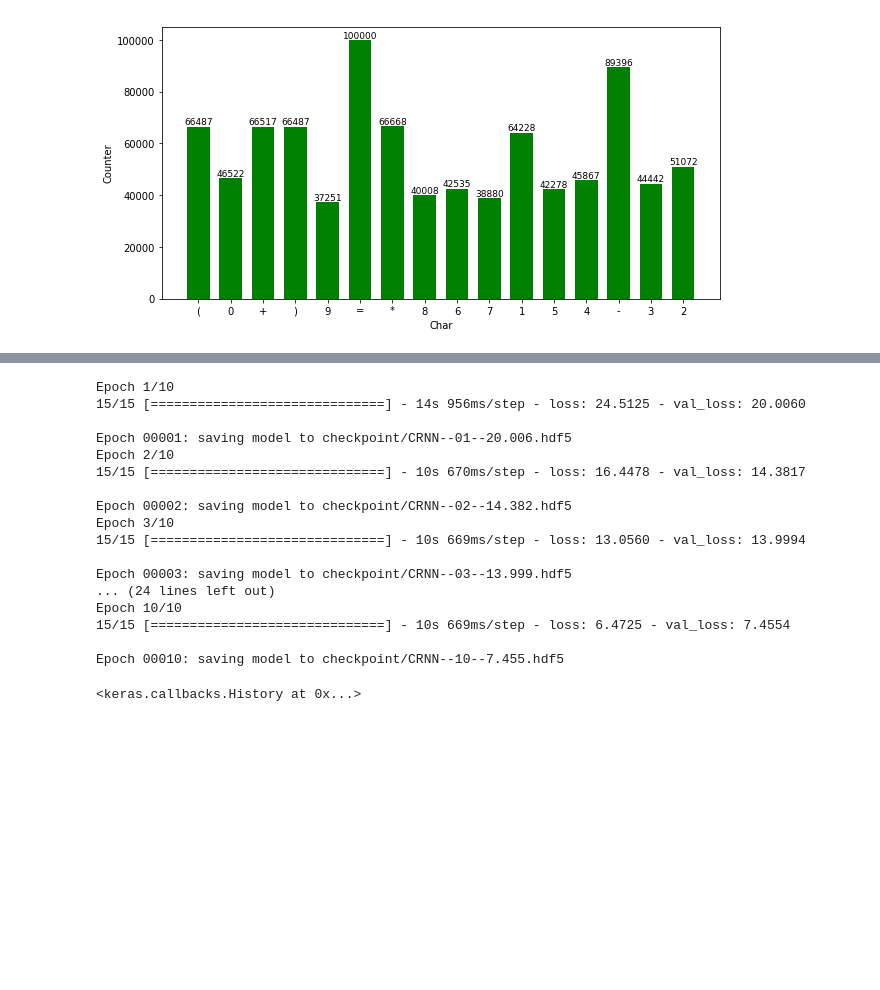
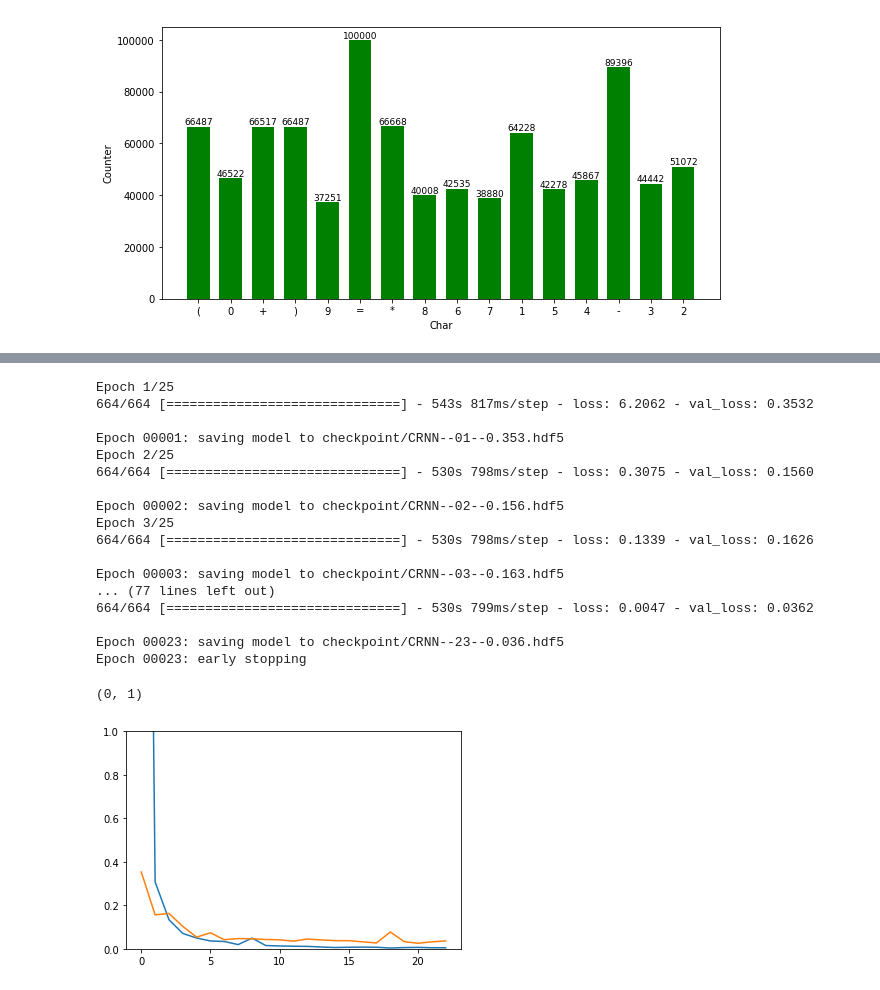
Before and after one commit to 4floor/mathematical-expression-recognition, a Jupyter notebook: mathematical-expression-recognition.ipynb, the cells around one changed output, grey strips where cells are left out. Cells and saved outputs as stored; diff of their text form; code cells hidden in the pictures; blank space fills up the shorter version.

Commit message:
update: CRNN structure modification

```diff
--- a/mathematical-expression-recognition.ipynb
+++ b/mathematical-expression-recognition.ipynb
@@ -90,8 +90,8 @@ char_vector = np.array(['0','1','2','3','4','5','6','7','8','9','(',')','+',"-",
 # print(len(char_vector))
 print(char_vector.shape)
 
-img_w = 256
-img_h = 48
+img_w = 300
+img_h = 64
 n_classes = len(char_vector) + 1 # add one to present other class
 max_exp_len = 11
 
@@ -181,7 +181,7 @@ class TensorGenerator:
             X_data = np.ones([self.batch_size, self.img_w, self.img_h, 1])
             Y_data = np.ones([self.batch_size, self.max_exp_len])
 
-            input_length = np.ones([self.batch_size, 1]) * 32 # equal to the model define before push to rnn
+            input_length = np.ones([self.batch_size, 1]) * 37 # equal to the model define before push to rnn
             label_length = np.zeros([self.batch_size, 1])
 
             for i in range(self.batch_size):
@@ -339,45 +387,63 @@ Non-trainable params: 6,528
 __________________________________________________________________________________________________
 # %%
-from keras.optimizers import Adadelta
+from keras.optimizers import Adadelta, Adam
 from keras.callbacks import EarlyStopping, ModelCheckpoint
 
 batch_size = 128
 batch_size_val = 32
-epochs =10
+epochs =25
 
-tiger_train = TensorGenerator(X_train[0:2000], Y_train[0:2000], img_w, img_h, batch_size, max_exp_len)
-tiger_valid = TensorGenerator(X_valid[0:500], Y_valid[0:500], img_w, img_h, batch_size_val, max_exp_len)
+tiger_train = TensorGenerator(X_train, Y_train, img_w, img_h, batch_size, max_exp_len)
+tiger_valid = TensorGenerator(X_valid, Y_valid, img_w, img_h, batch_size_val, max_exp_len)
 
 early_stop = EarlyStopping(monitor='loss', min_delta=0.001, patience=4, mode='min', verbose=1)
 checkpoint = ModelCheckpoint(filepath='checkpoint/CRNN--{epoch:02d}--{val_loss:.3f}.hdf5', monitor='loss', verbose=1, mode='min', period=1)
 
-model.compile(loss={'ctc': lambda y_true, y_pred: y_pred}, optimizer=Adadelta())
+optimizer = Adadelta()
+
+model.compile(loss={'ctc': lambda y_true, y_pred: y_pred}, optimizer=optimizer)
 # %%
 # help(model.fit_generator)
 # %%
-model.fit_generator(generator=tiger_train.next_batch(),
+fit_result = model.fit_generator(generator=tiger_train.next_batch(),
                    steps_per_epoch=int(tiger_train.n / batch_size),
                    epochs=epochs,
-                   callbacks=[checkpoint],
+                   callbacks=[checkpoint, early_stop],
                    validation_data=tiger_valid.next_batch(),
                    validation_steps=int(tiger_valid.n / batch_size_val)
                    )
 # %% [output]
-Epoch 1/10
-15/15 [==============================] - 14s 956ms/step - loss: 24.5125 - val_loss: 20.0060
+Epoch 1/25
+664/664 [==============================] - 543s 817ms/step - loss: 6.2062 - val_loss: 0.3532
 
-Epoch 00001: saving model to checkpoint/CRNN--01--20.006.hdf5
-Epoch 2/10
-15/15 [==============================] - 10s 670ms/step - loss: 16.4478 - val_loss: 14.3817
+Epoch 00001: saving model to checkpoint/CRNN--01--0.353.hdf5
+Epoch 2/25
+664/664 [==============================] - 530s 798ms/step - loss: 0.3075 - val_loss: 0.1560
 
-Epoch 00002: saving model to checkpoint/CRNN--02--14.382.hdf5
-Epoch 3/10
-15/15 [==============================] - 10s 669ms/step - loss: 13.0560 - val_loss: 13.9994
+Epoch 00002: saving model to checkpoint/CRNN--02--0.156.hdf5
+Epoch 3/25
+664/664 [==============================] - 530s 798ms/step - loss: 0.1339 - val_loss: 0.1626
 
-Epoch 00003: saving model to checkpoint/CRNN--03--13.999.hdf5
-... (24 lines left out)
-Epoch 10/10
-15/15 [==============================] - 10s 669ms/step - loss: 6.4725 - val_loss: 7.4554
+Epoch 00003: saving model to checkpoint/CRNN--03--0.163.hdf5
+... (77 lines left out)
+664/664 [==============================] - 530s 799ms/step - loss: 0.0047 - val_loss: 0.0362
 
-Epoch 00010: saving model to checkpoint/CRNN--10--7.455.hdf5
+Epoch 00023: saving model to checkpoint/CRNN--23--0.036.hdf5
+Epoch 00023: early stopping
-<keras.callbacks.History at 0x...>
+# %%
+
+loss_list = fit_result.__dict__['history']['loss']
+val_loss_list = fit_result.__dict__['history']['val_loss']
+
+# print(loss_epoch_dict)
+# print(val_loss_epoch_dict)
+
+fig = plt.figure()
+plt.plot(list(range(len(loss_list))), loss_list)
+plt.plot(list(range(len(val_loss_list))), val_loss_list)
+plt.ylim(0, 1)
+# plt.show()
+# help(plt.plot)
+# %% [output]
+(0, 1)
+[figure, added]
```
Also changed, not shown: parts of 18 cells of this notebook.
